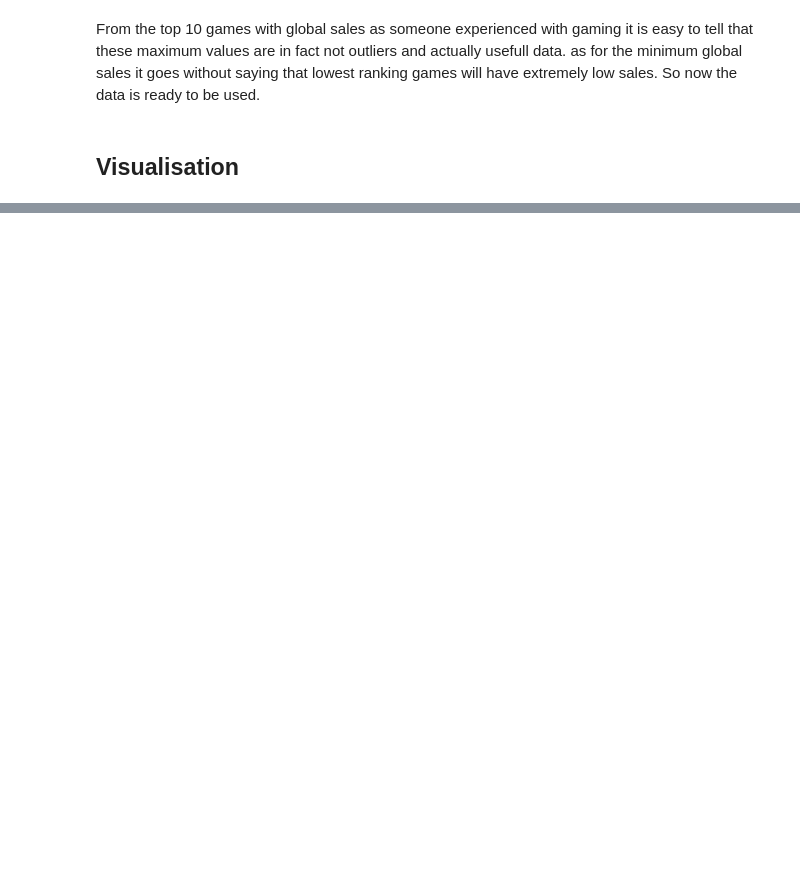
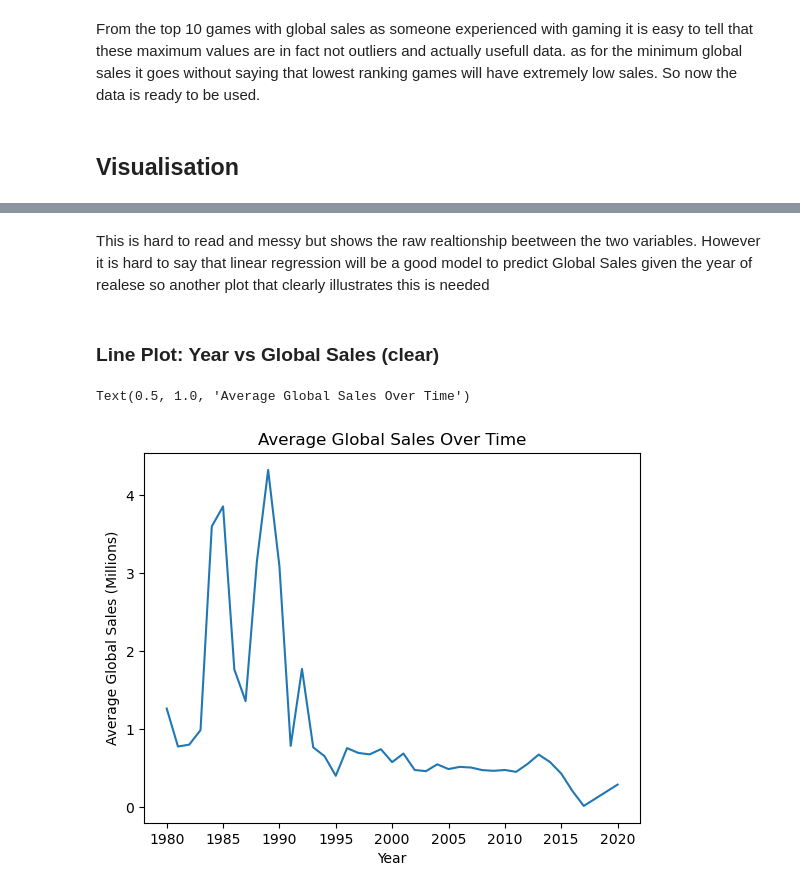
Before and after one commit to fingig/data-science-mini-project, a Jupyter notebook: notebooks/exploration.ipynb, the cells around one changed output, grey strips where cells are left out. Drawn from its saved outputs; the diff is of its cells as text; code cells hidden in the pictures; blank space fills up the shorter version.

```diff
--- a/notebooks/exploration.ipynb
+++ b/notebooks/exploration.ipynb
@@ -139,0 +152,14 @@ From the top 10 games with global sales as someone experienced with gaming it is
+# %% [markdown]
+This is hard to read and messy but shows the raw realtionship beetween the two variables. However it is hard to say that linear regression will be a good model to predict Global Sales given the year of realese so another plot that clearly illustrates this is needed
+# %% [markdown]
+### Line Plot: Year vs Global Sales (clear)
+# %%
+yearly_means = regression_data.groupby("Year")["Global_Sales"].mean()
+
+plt.plot(yearly_means.index, yearly_means.values)
+plt.xlabel("Year")
+plt.ylabel("Average Global Sales (Millions)")
+plt.title("Average Global Sales Over Time")
+# %% [output]
+Text(0.5, 1.0, 'Average Global Sales Over Time')
+[figure, added]
```
Also changed, not shown: parts of 8 cells of this notebook.
